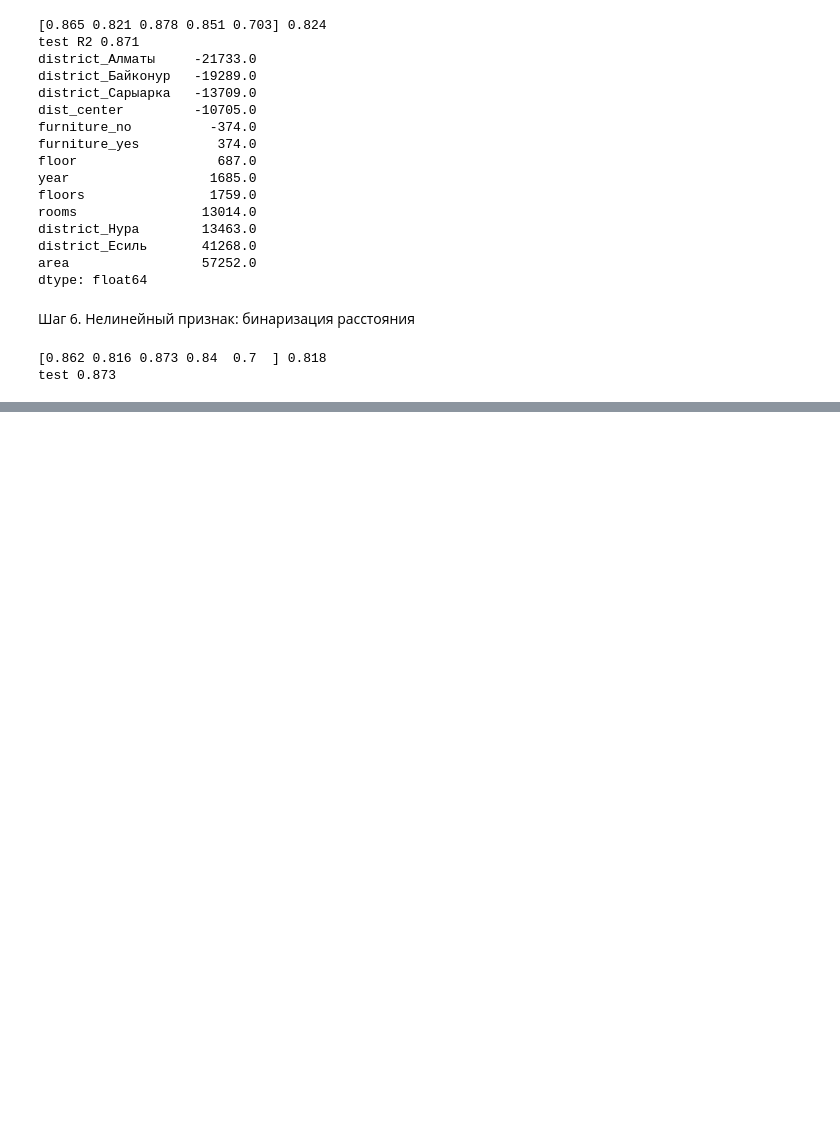
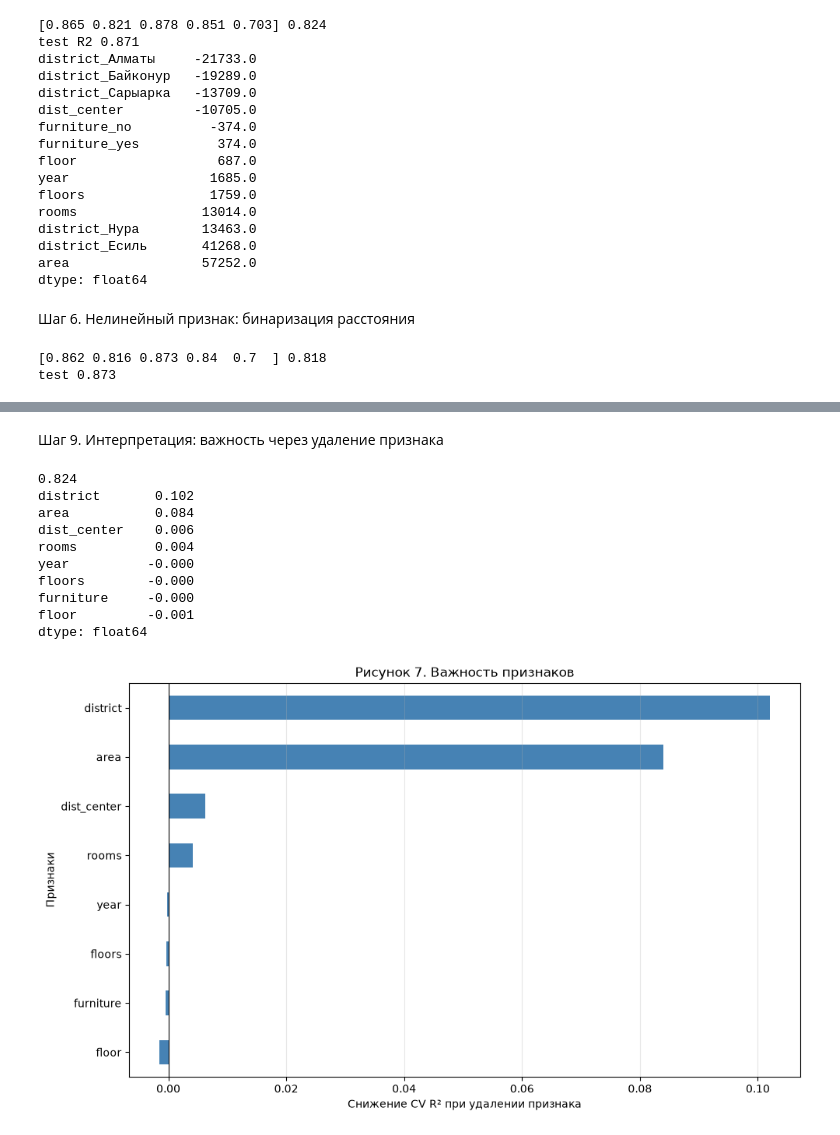
Before and after one commit to MalikovNurdaulet/PAD-Lab8, a Jupyter notebook: notebooks/lab8.ipynb, the cells around one changed output, grey strips where cells are left out. Saved outputs shown, nothing was run; the diff lists cells and outputs as text; code cells hidden in the pictures; blank space fills up the shorter version.

```diff
--- a/notebooks/lab8.ipynb
+++ b/notebooks/lab8.ipynb
@@ -125,0 +262,44 @@ test 0.873
+# %% [markdown]
+Шаг 9. Интерпретация: важность через удаление признака
+# %%
+import matplotlib.pyplot as plt
+
+base = cross_val_score(make_pipeline(make_prep(), Ridge(alpha=1)),
+X_train, y_train, cv=5, scoring="r2").mean()
+drop = {}
+for col in num_cols + cat_cols:
+    nn = [c for c in num_cols if c != col]
+    cc = [c for c in cat_cols if c != col]
+    prep = make_column_transformer(
+        (make_pipeline(SimpleImputer(strategy="median"), StandardScaler()), nn),
+        (make_pipeline(SimpleImputer(strategy="most_frequent"), OneHotEncoder(handle_unknown="ignore")), cc))
+    s = cross_val_score(make_pipeline(prep, Ridge(alpha=1)),
+        X_train, y_train, cv=5, scoring="r2").mean()
+    drop[col] = base - s
+print(round(base, 3))
+print(pd.Series(drop).sort_values(ascending=False).round(3))
+
+
+
+importance = pd.Series(drop).sort_values()
+plt.figure(figsize=(10, 6))
+importance.plot(kind="barh", color="steelblue")
+plt.axvline(0, color="black", linewidth=0.8)
+plt.xlabel("Снижение CV R² при удалении признака")
+plt.ylabel("Признаки")
+plt.title("Рисунок 7. Важность признаков")
+plt.grid(axis="x", alpha=0.3)
+plt.tight_layout()
+plt.show()
+# %% [output]
+0.824
+district       0.102
+area           0.084
+dist_center    0.006
+rooms          0.004
+year          -0.000
+floors        -0.000
+furniture     -0.000
+floor         -0.001
+dtype: float64
+[figure, added]
```
Also changed, not shown: parts of 5 cells of this notebook.
